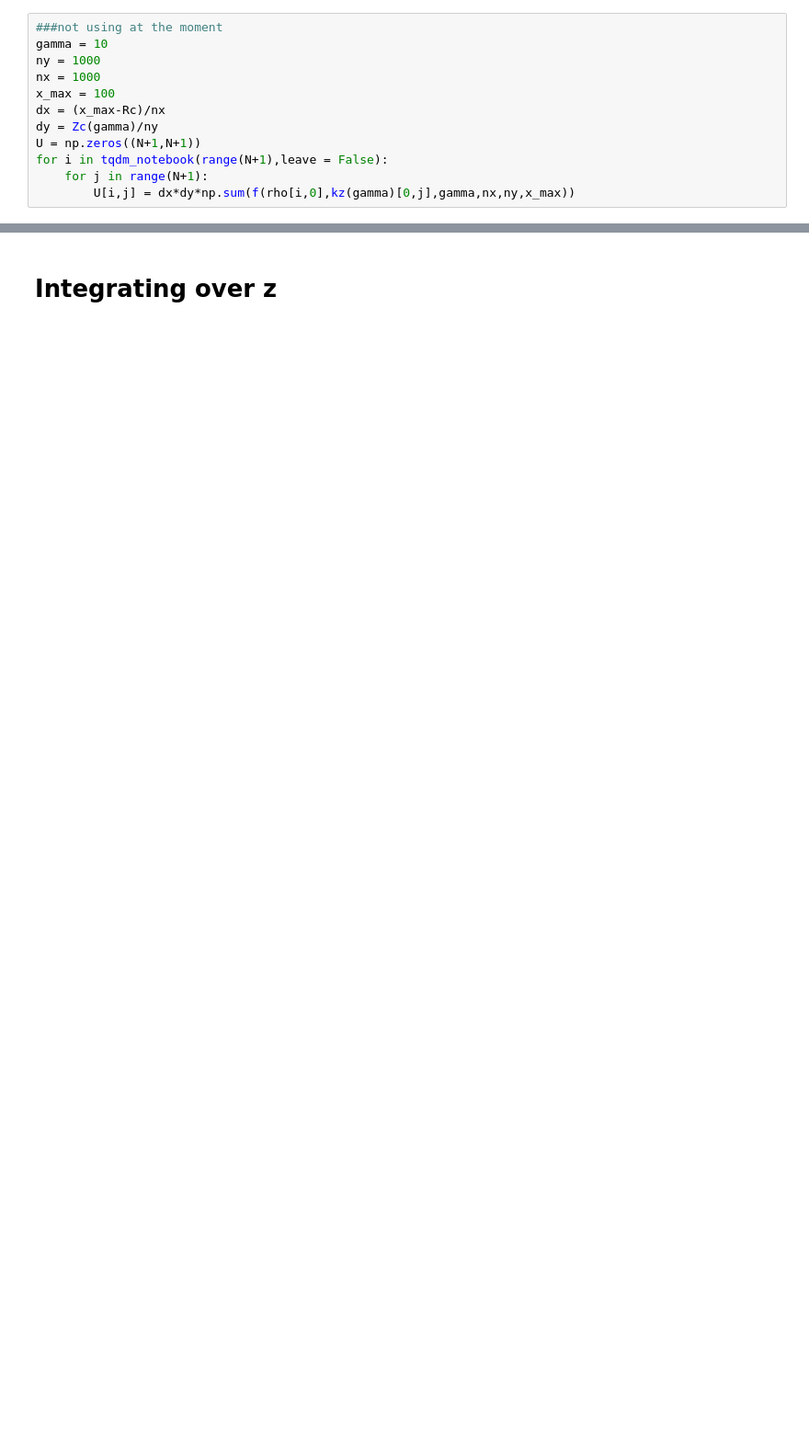
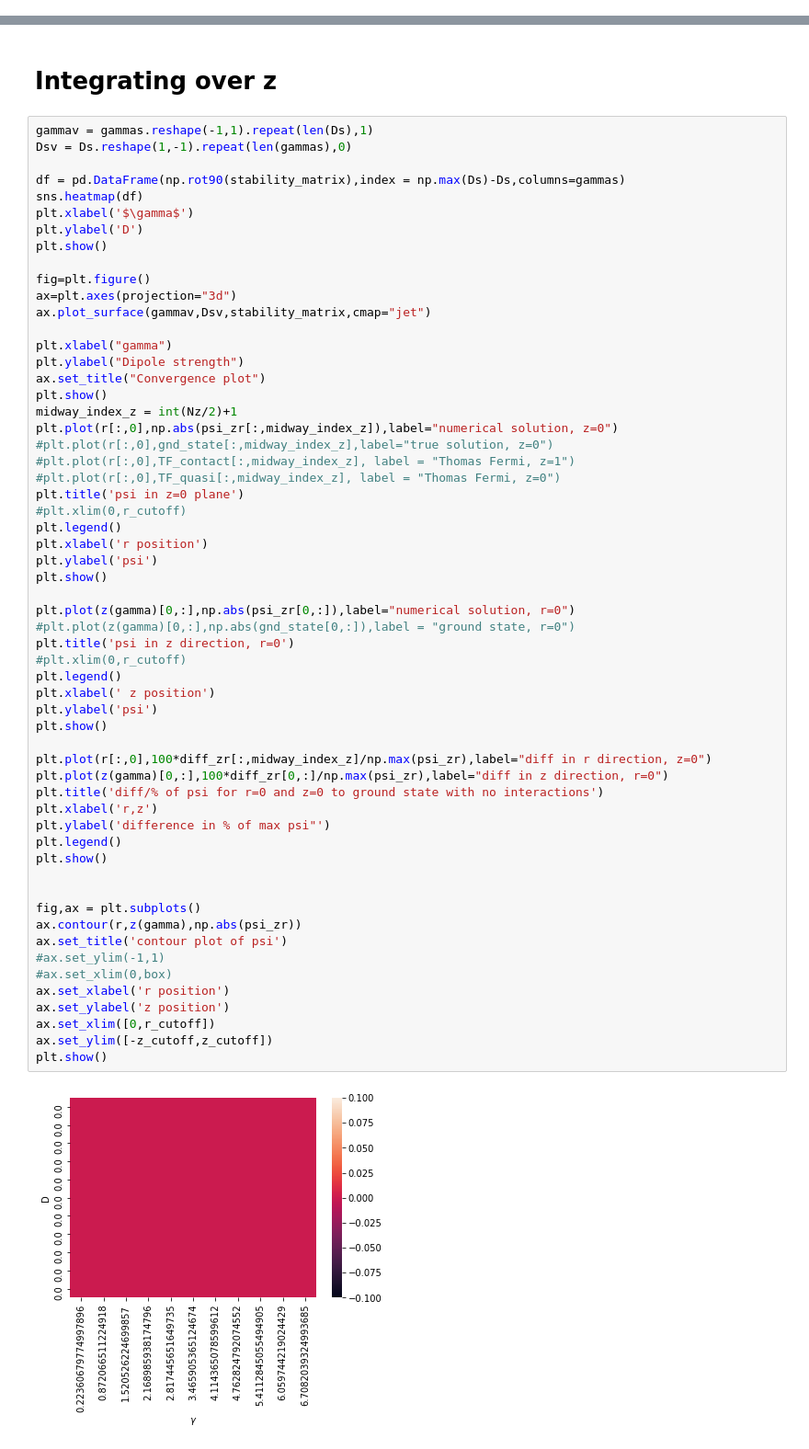
Before and after one commit to DavidStrachan1/BEC-of-dipolar-atoms-simulations, a Jupyter notebook: 3D hankel-checkpoint.ipynb, the cells around one changed output, grey strips where cells are left out. Shown at 92% size. Drawn from its saved outputs; the diff is of its cells as text; blank space fills up the shorter version.

```diff
--- a/3D hankel-checkpoint.ipynb
+++ b/3D hankel-checkpoint.ipynb
@@ -134,12 +559,0 @@ D = (m*No*Cdd)/(4*np.pi*(sc.hbar**2)*xs)
-# %%
-###not using at the moment
-gamma = 10
-ny = 1000
-nx = 1000
-x_max = 100
-dx = (x_max-Rc)/nx
-dy = Zc(gamma)/ny
-U = np.zeros((N+1,N+1))
-for i in tqdm_notebook(range(N+1),leave = False):
-    for j in range(N+1):
-        U[i,j] = dx*dy*np.sum(f(rho[i,0],kz(gamma)[0,j],gamma,nx,ny,x_max))
@@ -382,2 +1122,62 @@ plt.show()
 # %% [markdown]
 # Integrating over z
+# %%
+gammav = gammas.reshape(-1,1).repeat(len(Ds),1)
+Dsv = Ds.reshape(1,-1).repeat(len(gammas),0)
+
+df = pd.DataFrame(np.rot90(stability_matrix),index = np.max(Ds)-Ds,columns=gammas)
+sns.heatmap(df)
+plt.xlabel('$\gamma$')
+plt.ylabel('D')
+plt.show()
+
+fig=plt.figure()
+ax=plt.axes(projection="3d")
+ax.plot_surface(gammav,Dsv,stability_matrix,cmap="jet")
+
+plt.xlabel("gamma")
+plt.ylabel("Dipole strength")
+ax.set_title("Convergence plot")
+plt.show()
+midway_index_z = int(Nz/2)+1
+plt.plot(r[:,0],np.abs(psi_zr[:,midway_index_z]),label="numerical solution, z=0")
+#plt.plot(r[:,0],gnd_state[:,midway_index_z],label="true solution, z=0")
+#plt.plot(r[:,0],TF_contact[:,midway_index_z], label = "Thomas Fermi, z=1")
+#plt.plot(r[:,0],TF_quasi[:,midway_index_z], label = "Thomas Fermi, z=0")
+plt.title('psi in z=0 plane')
+#plt.xlim(0,r_cutoff)
+plt.legend()
+plt.xlabel('r position')
+plt.ylabel('psi')
+plt.show()
+
+plt.plot(z(gamma)[0,:],np.abs(psi_zr[0,:]),label="numerical solution, r=0")
+#plt.plot(z(gamma)[0,:],np.abs(gnd_state[0,:]),label = "ground state, r=0")
+plt.title('psi in z direction, r=0')
+#plt.xlim(0,r_cutoff)
+plt.legend()
+plt.xlabel(' z position')
+plt.ylabel('psi')
+plt.show()
+
+plt.plot(r[:,0],100*diff_zr[:,midway_index_z]/np.max(psi_zr),label="diff in r direction, z=0")
+plt.plot(z(gamma)[0,:],100*diff_zr[0,:]/np.max(psi_zr),label="diff in z direction, r=0")
+plt.title('diff/% of psi for r=0 and z=0 to ground state with no interactions')
+plt.xlabel('r,z')
+plt.ylabel('difference in % of max psi"')
+plt.legend()
+plt.show()
+
+
+fig,ax = plt.subplots()
+ax.contour(r,z(gamma),np.abs(psi_zr))
+ax.set_title('contour plot of psi')
+#ax.set_ylim(-1,1)
+#ax.set_xlim(0,box)
+ax.set_xlabel('r position')
+ax.set_ylabel('z position')
+ax.set_xlim([0,r_cutoff])
+ax.set_ylim([-z_cutoff,z_cutoff])
+plt.show()
+# %% [output]
+[figure, added]
```
Also changed, not shown: parts of 17 cells of this notebook, 2 other files.
